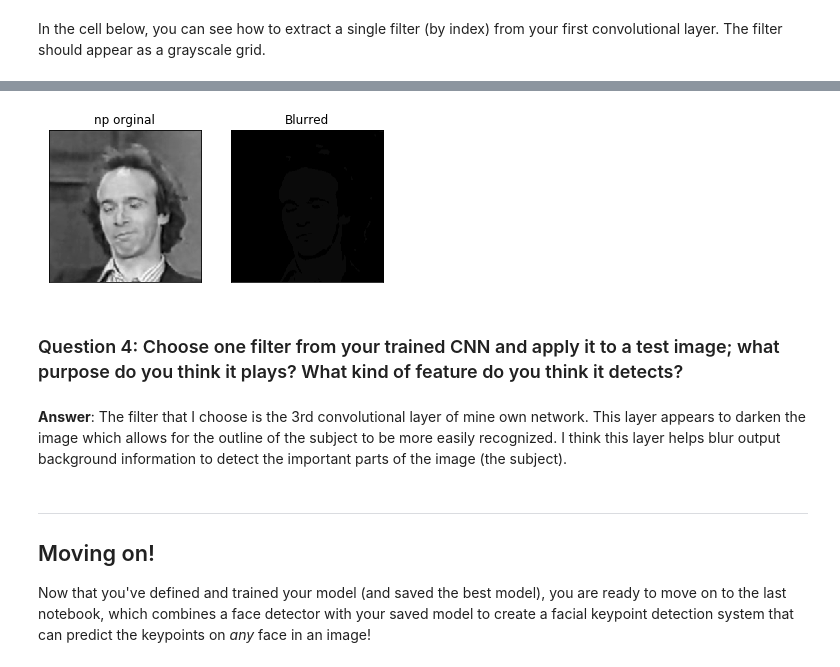
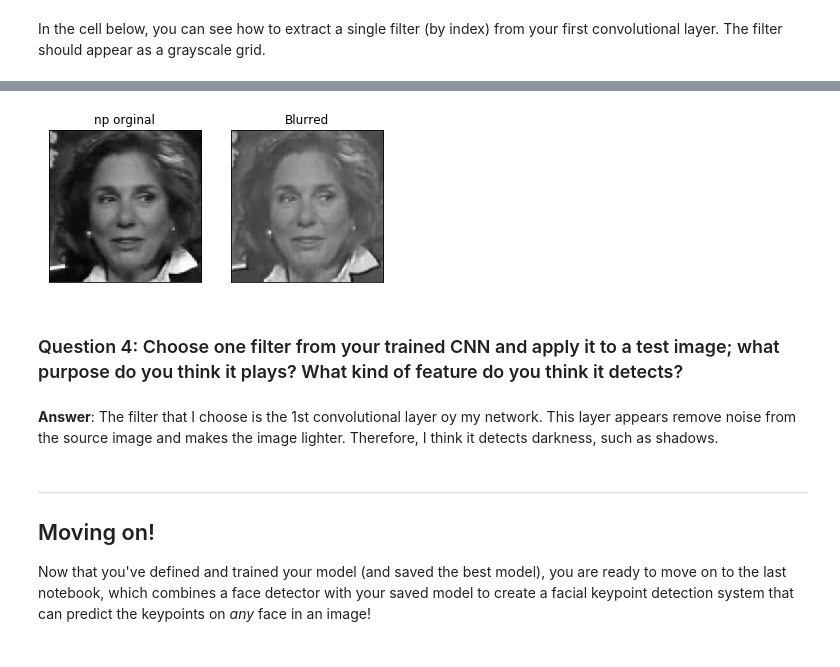
Before and after one commit to madisonestabrook/cv_-facial_keypoint_detection, a Jupyter notebook: 2. Define the Network Architecture.ipynb, the cells around one changed output, grey strips where cells are left out. Drawn from its saved outputs; the diff is of its cells as text; code cells hidden in the pictures.

```diff
--- a/2. Define the Network Architecture.ipynb
+++ b/2. Define the Network Architecture.ipynb
@@ -749,35 +749,33 @@ Next, choose a test image and filter it with one of the convolutional kernels in
 # %%
 ##TODO: load in and display any image from the transformed test dataset
 
 ## TODO: Using cv's filter2D function,
 ## apply a specific set of filter weights (like the one displayed above) to the test image
 import cv2 as cv
 
-cv.imwrite('img.png', test_images[-1][0].numpy())
+img = test_images[-1][0].numpy()
 
-img = cv.imread('img.png')
-
-weights1 = net.conv3.weight.data
+weights1 = net.conv1.weight.data
 
 w = weights1.numpy()
 
-kernel = w[0][0].shape
+kernel = w[filter_index][0]
 
 delta = cv.filter2D(img, -1, kernel)
 
 # display the filter weights
 # from https://stackoverflow.com/questions/43392956/explanation-for-ddepth-parameter-in-cv2-filter2d-opencv
 plt.subplot(121), plt.imshow(test_images[-1][0].numpy(), cmap='gray'), plt.title('np orginal')
 plt.xticks([]), plt.yticks([])
 plt.subplot(122), plt.imshow(delta, cmap='gray'), plt.title('Blurred')
 plt.xticks([]), plt.yticks([])
 plt.show()
 # %% [output]
-[figure, old version]
+[figure, new version]
 # %% [markdown]
 ### Question 4: Choose one filter from your trained CNN and apply it to a test image; what purpose do you think it plays? What kind of feature do you think it detects?
-# %% [markdown]
-**Answer**: The filter that I choose is the 3rd convolutional layer of mine own network. This layer appears to darken the image which allows for the outline of the subject to be more easily recognized. I think this layer helps blur output background information to detect the important parts of the image (the subject).
+# %% [markdown]
+**Answer**: The filter that I choose is the 1st convolutional layer oy my network. This layer appears remove noise from the source image and makes the image lighter. Therefore, I think it detects darkness, such as shadows.
 # %% [markdown]
 ---
 ## Moving on!
```
Also changed, not shown: parts of 2 cells of this notebook.
